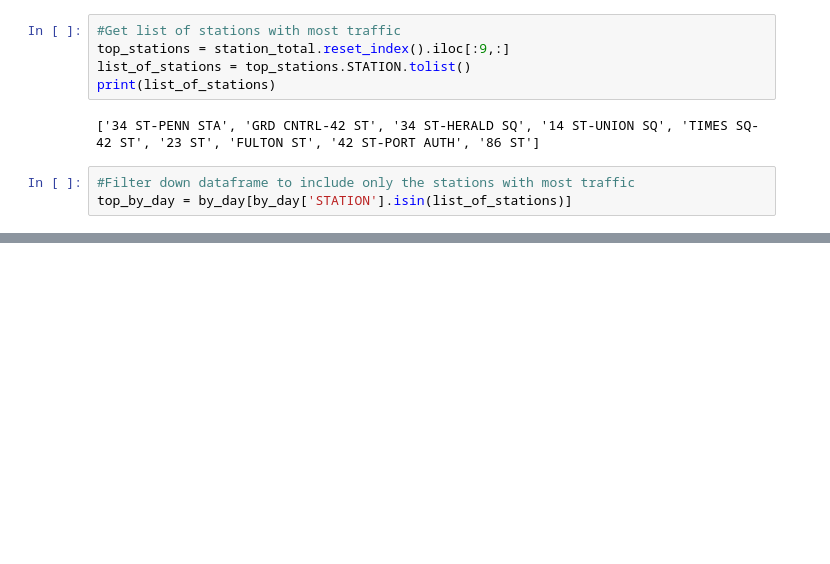
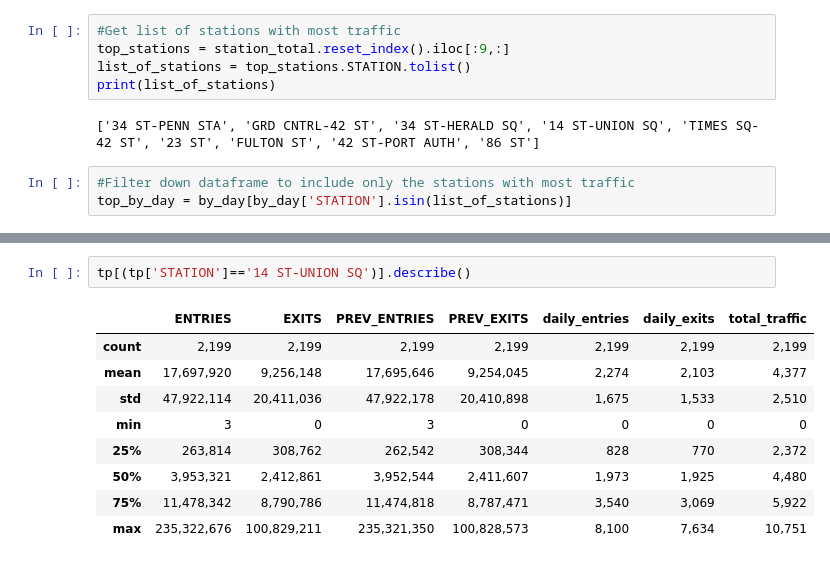
Before and after one commit to peterilhardt/MTA_turnstiles, a Jupyter notebook: MVP.ipynb, the cells around one changed output, grey strips where cells are left out. Cells and saved outputs as stored; diff of their text form; blank space fills up the shorter version.

```diff
--- a/MVP.ipynb
+++ b/MVP.ipynb
@@ -93,0 +163,12 @@ sns.despine()
+# %%
+tp[(tp['STATION']=='14 ST-UNION SQ')].describe()
+# %% [output]
+|  | ENTRIES | EXITS | PREV_ENTRIES | PREV_EXITS | daily_entries | daily_exits | total_traffic |
+| count | 2,199 | 2,199 | 2,199 | 2,199 | 2,199 | 2,199 | 2,199 |
+| mean | 17,697,920 | 9,256,148 | 17,695,646 | 9,254,045 | 2,274 | 2,103 | 4,377 |
+| std | 47,922,114 | 20,411,036 | 47,922,178 | 20,410,898 | 1,675 | 1,533 | 2,510 |
+| min | 3 | 0 | 3 | 0 | 0 | 0 | 0 |
+| 25% | 263,814 | 308,762 | 262,542 | 308,344 | 828 | 770 | 2,372 |
+| 50% | 3,953,321 | 2,412,861 | 3,952,544 | 2,411,607 | 1,973 | 1,925 | 4,480 |
+| 75% | 11,478,342 | 8,790,786 | 11,474,818 | 8,787,471 | 3,540 | 3,069 | 5,922 |
+| max | 235,322,676 | 100,829,211 | 235,321,350 | 100,828,573 | 8,100 | 7,634 | 10,751 |
```
Also changed, not shown: parts of 11 cells of this notebook, 1 other file.
